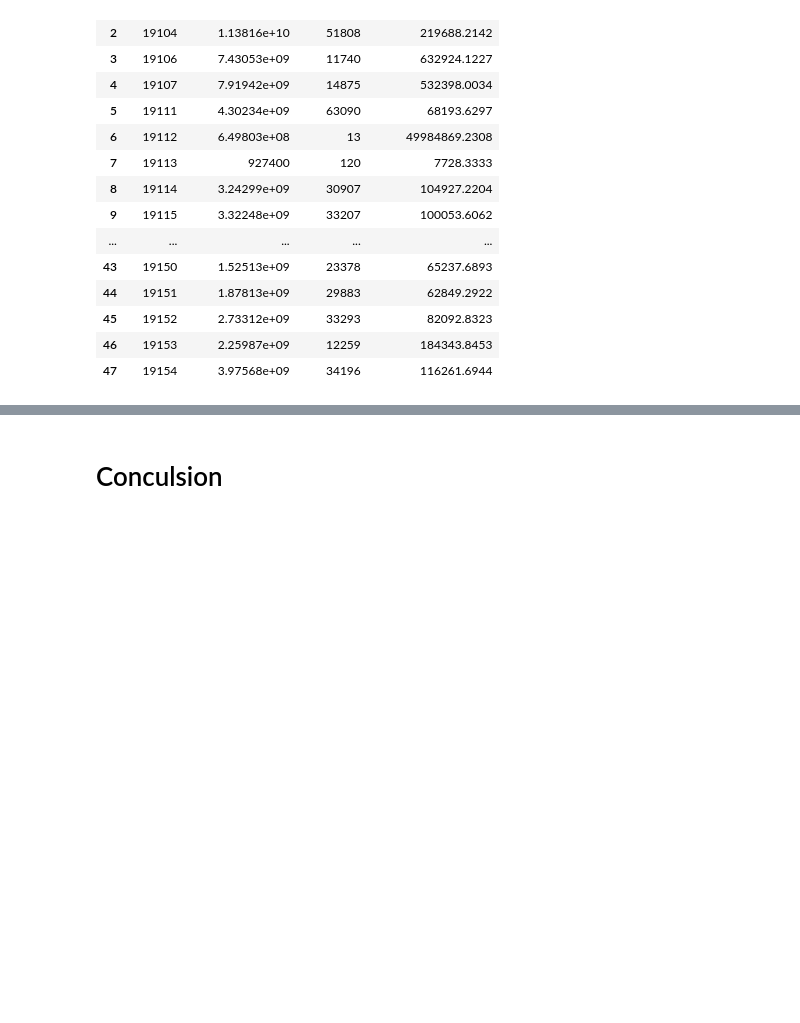
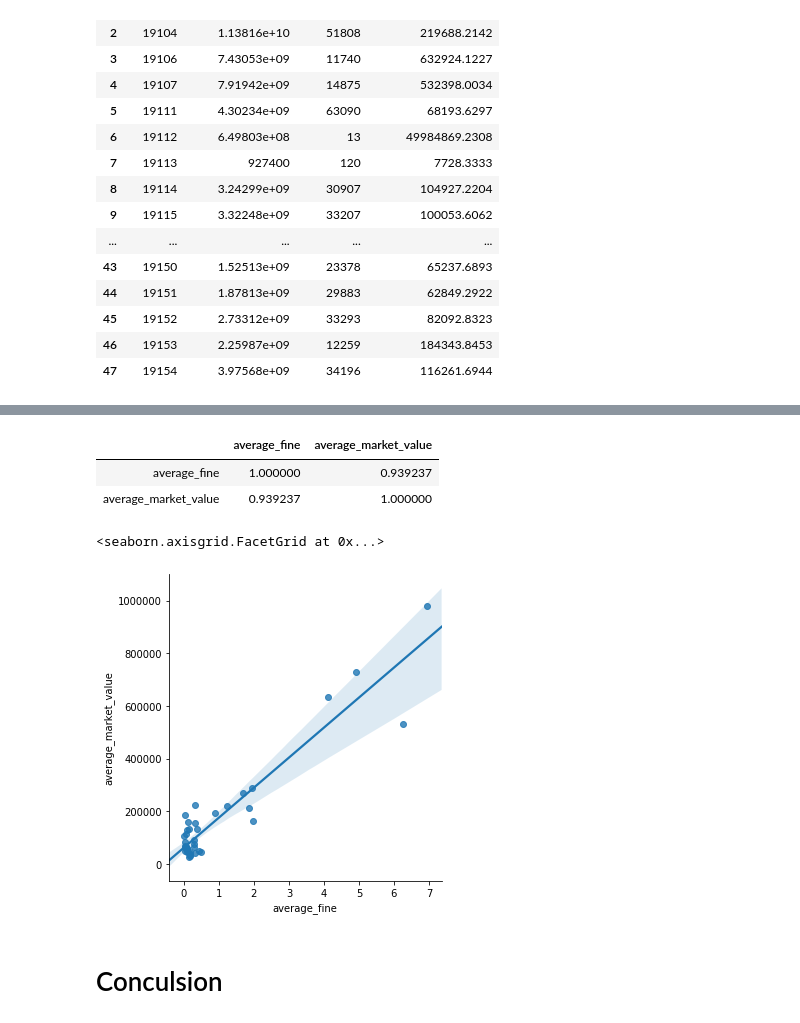
Before and after one commit to mengphilshen/MCIT_594_Project, a Jupyter notebook: report/[Data_Challenges]Philly.ipynb, the cells around one changed output, grey strips where cells are left out. Saved outputs shown, nothing was run; the diff lists cells and outputs as text; code cells hidden in the pictures; blank space fills up the shorter version.

Commit message:
Correlation Caculation Update

```diff
--- a/report/[Data_Challenges]Philly.ipynb
+++ b/report/[Data_Challenges]Philly.ipynb
@@ -290,3 +315,10 @@ propertiesCSV3['zip_code'].value_counts(dropna=False)
 Name: zip_code, dtype: int64
 # %% [markdown]
 ## Population
+# %%
+# load population CSV data
+populationTXT0 = pd.read_csv('/Users/mengphilshen/Dropbox/Project/Data_Challenges/Proj_Philly/data/population.txt',
+                             sep=" ",
+                             header=None,
+                             names=['zip_code', 'population'])
+populationTXT0.info()
@@ -293,7 +333,7 @@ Name: zip_code, dtype: int64
 # %%
 # load population CSV data
-populationTXT0 = pd.read_csv('D:\\Dropbox\\Project\\Data_Challenges\\Proj_Philly\\data\\population.txt',
-                             sep=" ",
-                             header=None,
-                             names=['zip_code', 'population'])
-populationTXT0.info()
+# populationTXT0 = pd.read_csv('D:\\Dropbox\\Project\\Data_Challenges\\Proj_Philly\\data\\population.txt',
+#                              sep=" ",
+#                              header=None,
+#                              names=['zip_code', 'population'])
+# populationTXT0.info()
@@ -554,0 +589,4 @@ populationProperties.style.format({'average_market_value' : '{:.4f}'})
+# %%
+# join dataframes on zip_code
+ParkingProperties = pd.merge(populationParking, populationProperties, on = 'zip_code', how = 'inner')
+ParkingProperties.info()
@@ -554,0 +606,4 @@ populationProperties.style.format({'average_market_value' : '{:.4f}'})
+# %%
+# check data characteristics
+ParkingProperties['value_to_fine_ratio'] = ParkingProperties['average_market_value'] / ParkingProperties['average_fine']
+ParkingProperties.sort_values(by='value_to_fine_ratio')
@@ -555,2 +628,15 @@ populationProperties.style.format({'average_market_value' : '{:.4f}'})
+# %%
+# caculate correlation between Total Fines per Capita and Total Residential Market Value per Capita
+ParkingProperties[['average_fine', 'average_market_value']].corr()
+# %% [output]
+|  | average_fine | average_market_value |
+| average_fine | 1.000000 | 0.939237 |
+| average_market_value | 0.939237 | 1.000000 |
+# %%
+# visualize linear relationships
+sns.lmplot(x='average_fine', y='average_market_value', data=ParkingProperties)
+# %% [output]
+<seaborn.axisgrid.FacetGrid at 0x...>
+[figure, added]
 # %% [markdown]
 # Conculsion
```
Also changed, not shown: parts of 21 cells of this notebook, 2 other files.
